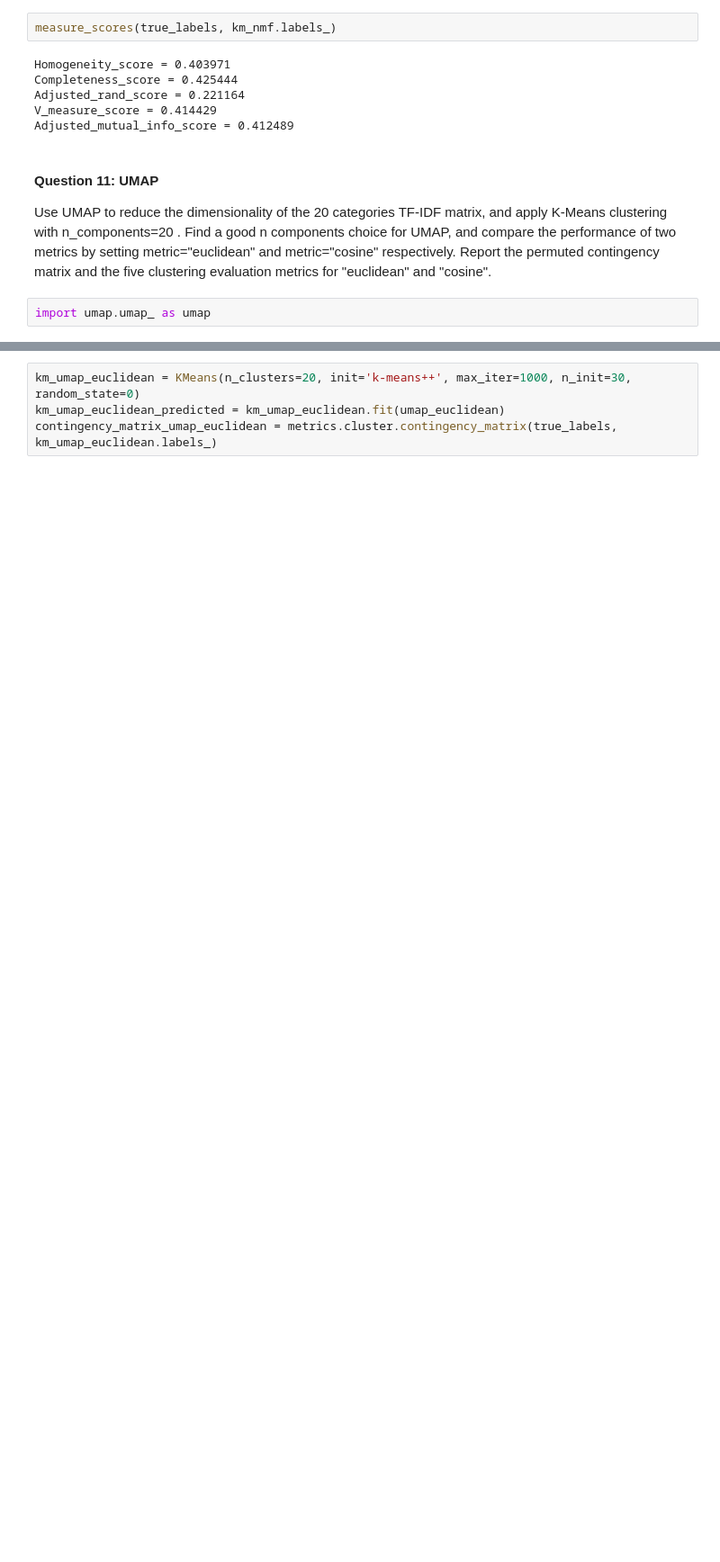
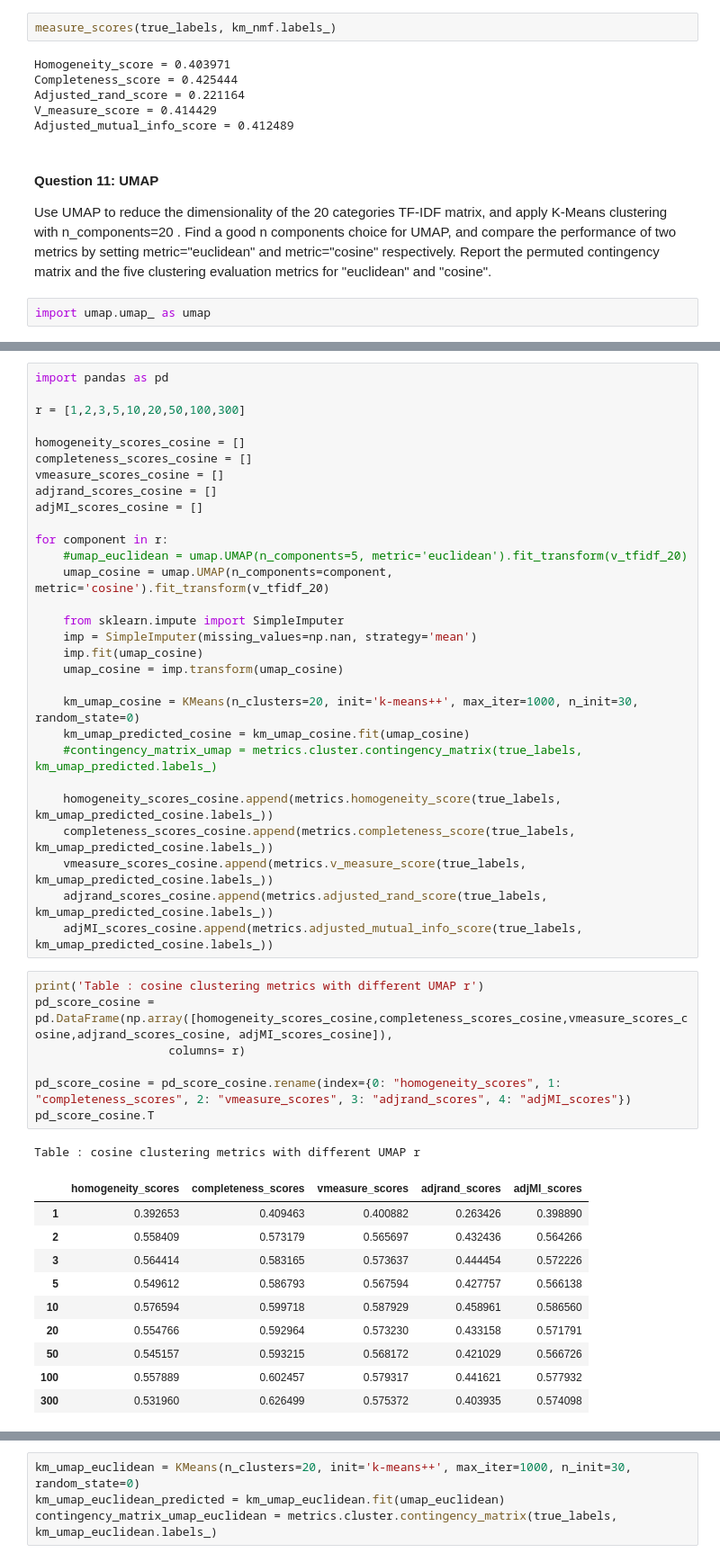
Before and after one commit to julialau23/ECE219, a Jupyter notebook: Project_2/Project2_Julia+Jecci combined.ipynb, the cells around one changed output, grey strips where cells are left out. Shown at 90% size. Saved outputs shown, nothing was run; the diff lists cells and outputs as text; blank space fills up the shorter version.

```diff
--- a/Project_2/Project2_Julia+Jecci combined.ipynb
+++ b/Project_2/Project2_Julia+Jecci combined.ipynb
@@ -414,0 +449,48 @@ import umap.umap_ as umap
+# %%
+import pandas as pd
+
+r = [1,2,3,5,10,20,50,100,300]
+
+homogeneity_scores_cosine = []
+completeness_scores_cosine = []
+vmeasure_scores_cosine = []
+adjrand_scores_cosine = []
+adjMI_scores_cosine = []
+
+for component in r:
+    #umap_euclidean = umap.UMAP(n_components=5, metric='euclidean').fit_transform(v_tfidf_20)
+    umap_cosine = umap.UMAP(n_components=component, metric='cosine').fit_transform(v_tfidf_20)
+
+    from sklearn.impute import SimpleImputer
+    imp = SimpleImputer(missing_values=np.nan, strategy='mean')
+    imp.fit(umap_cosine)
+    umap_cosine = imp.transform(umap_cosine)
+
+    km_umap_cosine = KMeans(n_clusters=20, init='k-means++', max_iter=1000, n_init=30, random_state=0)
+    km_umap_predicted_cosine = km_umap_cosine.fit(umap_cosine)
+    #contingency_matrix_umap = metrics.cluster.contingency_matrix(true_labels, km_umap_predicted.labels_)
+
+    homogeneity_scores_cosine.append(metrics.homogeneity_score(true_labels, km_umap_predicted_cosine.labels_))
+    completeness_scores_cosine.append(metrics.completeness_score(true_labels, km_umap_predicted_cosine.labels_))
+    vmeasure_scores_cosine.append(metrics.v_measure_score(true_labels, km_umap_predicted_cosine.labels_))
+    adjrand_scores_cosine.append(metrics.adjusted_rand_score(true_labels, km_umap_predicted_cosine.labels_))
+    adjMI_scores_cosine.append(metrics.adjusted_mutual_info_score(true_labels, km_umap_predicted_cosine.labels_))
+# %%
+print('Table : cosine clustering metrics with different UMAP r')
+pd_score_cosine = pd.DataFrame(np.array([homogeneity_scores_cosine,completeness_scores_cosine,vmeasure_scores_cosine,adjrand_scores_cosine, adjMI_scores_cosine]),
+                   columns= r)
+
+pd_score_cosine = pd_score_cosine.rename(index={0: "homogeneity_scores", 1: "completeness_scores", 2: "vmeasure_scores", 3: "adjrand_scores", 4: "adjMI_scores"})
+pd_score_cosine.T
+# %% [output]
+Table : cosine clustering metrics with different UMAP r
+|  | homogeneity_scores | completeness_scores | vmeasure_scores | adjrand_scores | adjMI_scores |
+| 1 | 0.392653 | 0.409463 | 0.400882 | 0.263426 | 0.398890 |
+| 2 | 0.558409 | 0.573179 | 0.565697 | 0.432436 | 0.564266 |
+| 3 | 0.564414 | 0.583165 | 0.573637 | 0.444454 | 0.572226 |
+| 5 | 0.549612 | 0.586793 | 0.567594 | 0.427757 | 0.566138 |
+| 10 | 0.576594 | 0.599718 | 0.587929 | 0.458961 | 0.586560 |
+| 20 | 0.554766 | 0.592964 | 0.573230 | 0.433158 | 0.571791 |
+| 50 | 0.545157 | 0.593215 | 0.568172 | 0.421029 | 0.566726 |
+| 100 | 0.557889 | 0.602457 | 0.579317 | 0.441621 | 0.577932 |
+| 300 | 0.531960 | 0.626499 | 0.575372 | 0.403935 | 0.574098 |
```
Also changed, not shown: parts of 27 cells of this notebook.
